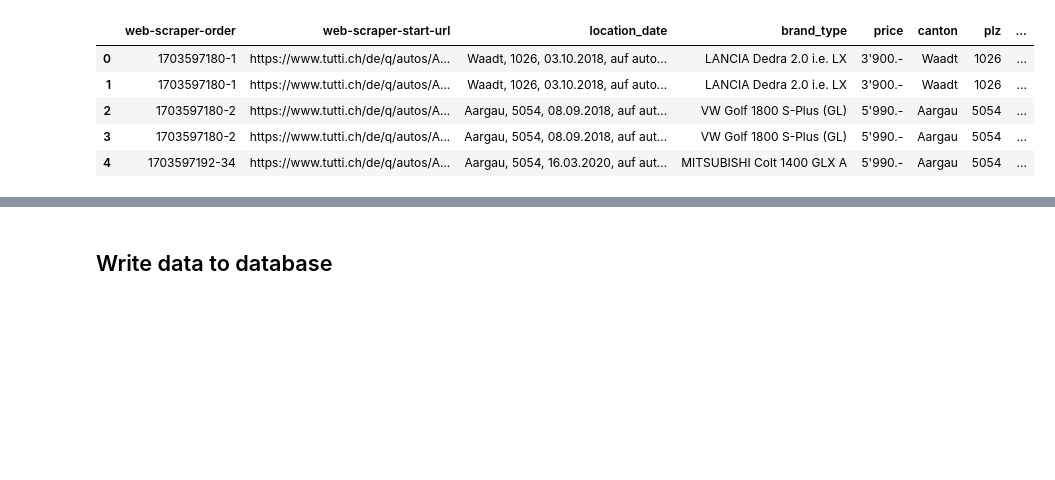
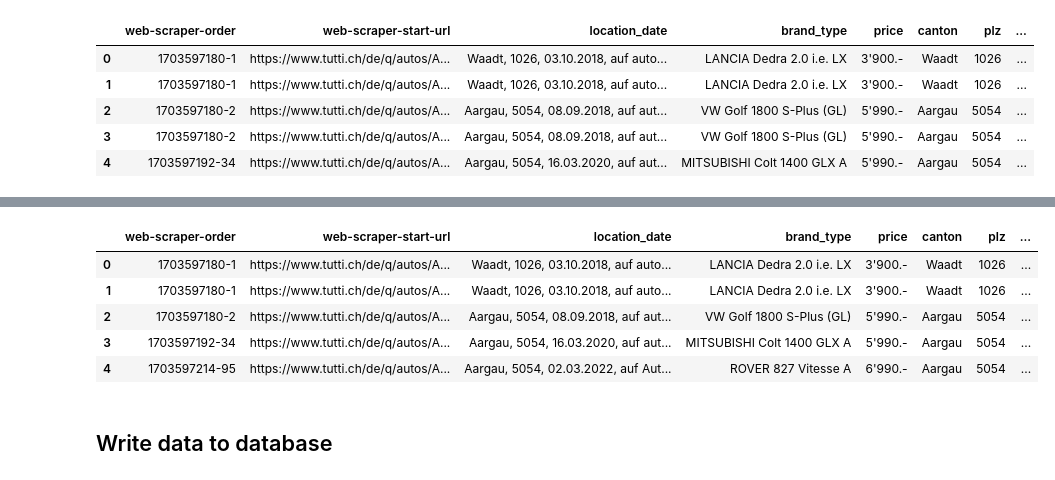
Before and after one commit to Sapdmsql/data_analytics_python_postgres, a Jupyter notebook: jupyter_postgres_db.ipynb, the cells around one changed output, grey strips where cells are left out. Cells and saved outputs as stored; diff of their text form; code cells hidden in the pictures; blank space fills up the shorter version.

Commit message:
added muncipality data

```diff
--- a/jupyter_postgres_db.ipynb
+++ b/jupyter_postgres_db.ipynb
@@ -201,0 +204,4 @@ df2.head()
+# %%
+df_municip = pd.read_excel('/workspace/municipality_data.xlsx',
+                           sheet_name='data_for_import')
+df_municip.head(5)
@@ -202,3 +215,19 @@ df2.head()
+# %%
+# Merge needs a key which must be identical in both data sets (here the key is 'bfs_number')
+df3 = df2.merge(df_municip[['bfs_number',
+                            'pop',
+                            'pop_dens',
+                            'frg_pct',
+                            'emp']],
+                on="bfs_number")
+df3.head(5)
+# %% [output]
+|  | web-scraper-order | web-scraper-start-url | location_date | brand_type | price | canton | plz | ... |
+| 0 | 1703597180-1 | https://www.tutti.ch/de/q/autos/A... | Waadt, 1026, 03.10.2018, auf auto... | LANCIA Dedra 2.0 i.e. LX | 3'900.- | Waadt | 1026 | ... |
+| 1 | 1703597180-1 | https://www.tutti.ch/de/q/autos/A... | Waadt, 1026, 03.10.2018, auf auto... | LANCIA Dedra 2.0 i.e. LX | 3'900.- | Waadt | 1026 | ... |
+| 2 | 1703597180-2 | https://www.tutti.ch/de/q/autos/A... | Aargau, 5054, 08.09.2018, auf aut... | VW Golf 1800 S-Plus (GL) | 5'990.- | Aargau | 5054 | ... |
+| 3 | 1703597192-34 | https://www.tutti.ch/de/q/autos/A... | Aargau, 5054, 16.03.2020, auf aut... | MITSUBISHI Colt 1400 GLX A | 5'990.- | Aargau | 5054 | ... |
+| 4 | 1703597214-95 | https://www.tutti.ch/de/q/autos/A... | Aargau, 5054, 02.03.2022, auf Aut... | ROVER 827 Vitesse A | 6'990.- | Aargau | 5054 | ... |
 # %% [markdown]
 ## Write data to database
 # %%
```
Also changed, not shown: parts of 4 cells of this notebook, 1 other file.
